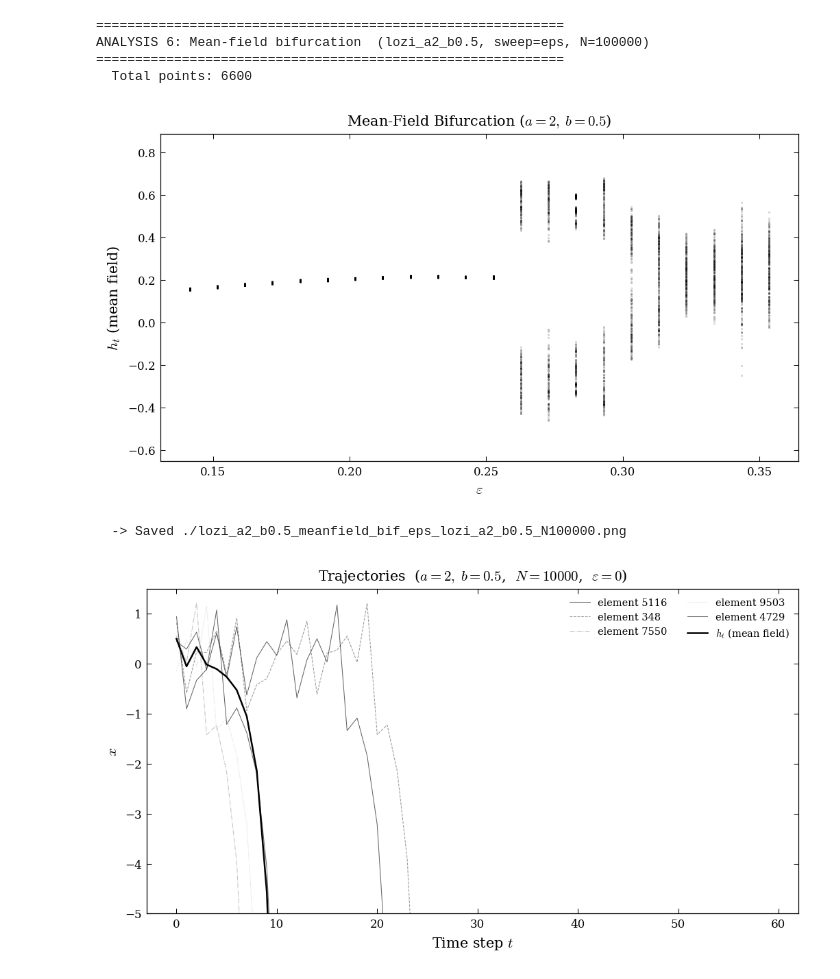
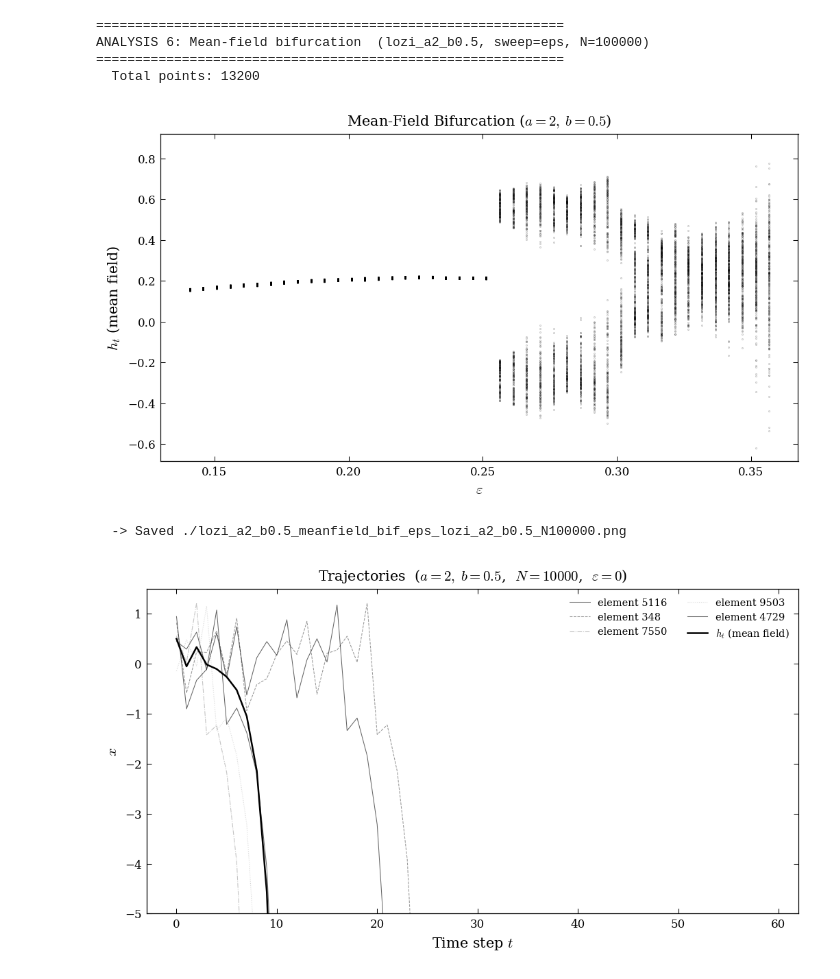
Before and after one commit to DaNameless/sophrosyne, a Jupyter notebook: code/notebooks/lozi.ipynb, the cells around one changed output. Drawn from its saved outputs; the diff is of its cells as text; code cells hidden in the pictures.

```diff
--- a/code/notebooks/lozi.ipynb
+++ b/code/notebooks/lozi.ipynb
@@ -5,13 +5,13 @@ from modules.discrete_sophrosyne import CoupledMapLattice
 # ── Pick a map ──────────────────────────────────────────────────────
 sys = CoupledMapLattice.from_lozi(a=2, b=0.5, output_dir="../../outputs/lozi")
 # %%
-sys.analysis_meanfield_bifurcation(N=100000, n_jobs=4, n_param=100, T_total=5000, T_transient=4500)
+sys.analysis_meanfield_bifurcation(N=100000, n_jobs=4, n_param=200, T_total=5000, T_transient=4500)
 # %% [output]
 ============================================================
 ANALYSIS 6: Mean-field bifurcation  (lozi_a2_b0.5, sweep=eps, N=100000)
 ============================================================
-  Total points: 6600
+  Total points: 13200
-[figure, old version]
+[figure, new version]
   -> Saved ./lozi_a2_b0.5_meanfield_bif_eps_lozi_a2_b0.5_N100000.png
 # %%
 sys.plot_trajectories(10000, eps=0, n_show=5, T_total=60, T_transient=0, save=False,y_lim=(-5,1.5))
```
Also changed, not shown: parts of 2 cells of this notebook, 2 other files.
